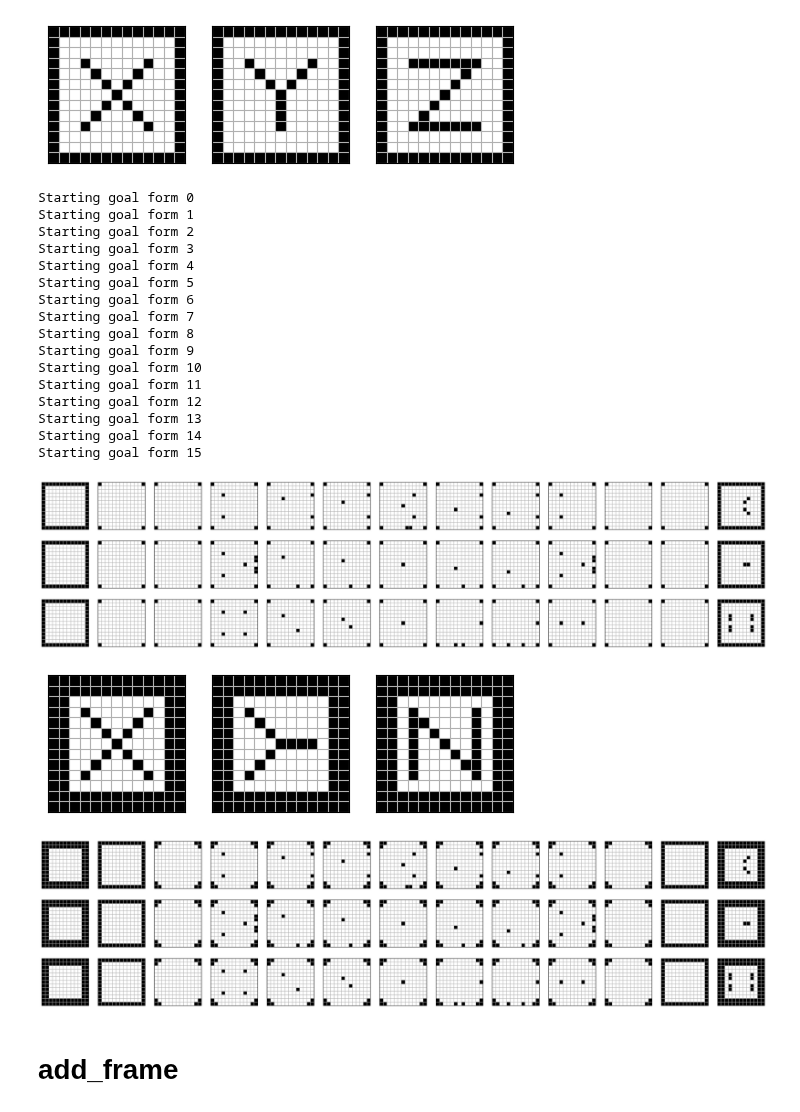
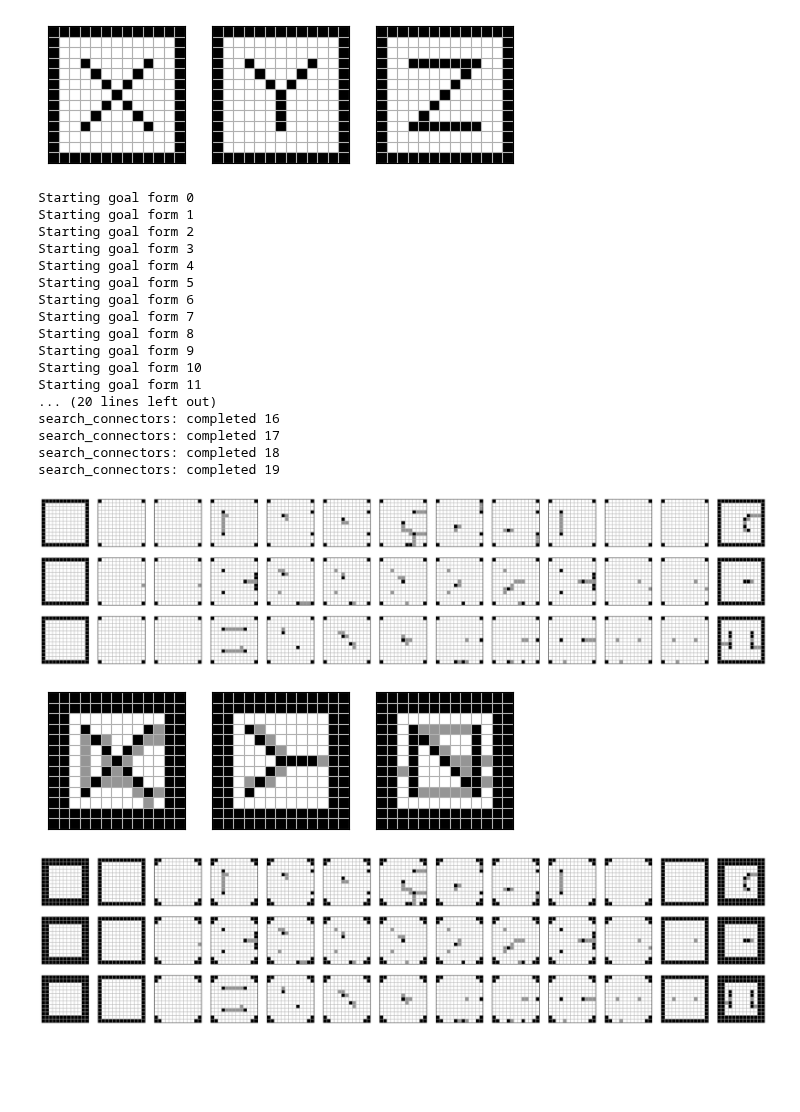
Before and after one commit to pfrstg/voxart, a Jupyter notebook: notebooks/dev.ipynb, the cells around one changed output. Drawn from its saved outputs; the diff is of its cells as text; code cells hidden in the pictures; blank space fills up the shorter version.

```diff
--- a/notebooks/dev.ipynb
+++ b/notebooks/dev.ipynb
@@ -1105,9 +1105,11 @@ goal_xyz.fig()
 # %% [output]
 [figure]
 # %%
-results = voxart.search(goal_xyz, "random_clear_front", num_iterations=50, top_n=1)
-_, design_xyz = results.best()[0]
-display(design_xyz.slices_fig())
+results_filled = voxart.search(goal_xyz, "random_clear_front", num_iterations=50, top_n=1)
+_, design_xyz = results_filled.best()[0]
+results_conn = voxart.search_connectors(design_xyz, num_iterations=20, top_n=1)
+_, design_xyz_conn = results_conn.best()[0]
+display(design_xyz_conn.slices_fig())
 # %% [output]
 Starting goal form 0
 Starting goal form 1
@@ -1121,16 +1123,17 @@ Starting goal form 8
 Starting goal form 9
 Starting goal form 10
 Starting goal form 11
-Starting goal form 12
-Starting goal form 13
-Starting goal form 14
-Starting goal form 15
+... (20 lines left out)
+search_connectors: completed 16
+search_connectors: completed 17
+search_connectors: completed 18
+search_connectors: completed 19
-[figure, old version]
+[figure, new version]
 # %%
-design_xyz.add_frame(1)
-display(design_xyz.projections_fig())
-display(design_xyz.slices_fig())
+design_xyz_conn.add_frame(1)
+display(design_xyz_conn.projections_fig())
+display(design_xyz_conn.slices_fig())
 # %% [output]
-[figure, old version]
+[figure, new version]
-[figure, old version]
+[figure, new version]
 # %%
@@ -1138,2 +1140,0 @@ voxart.design_to_stl(design_xyz).save("/Users/priley/tmp/xyz_v2.stl")
-# %% [markdown]
-# add_frame
```
Also changed, not shown: parts of 26 cells of this notebook.
